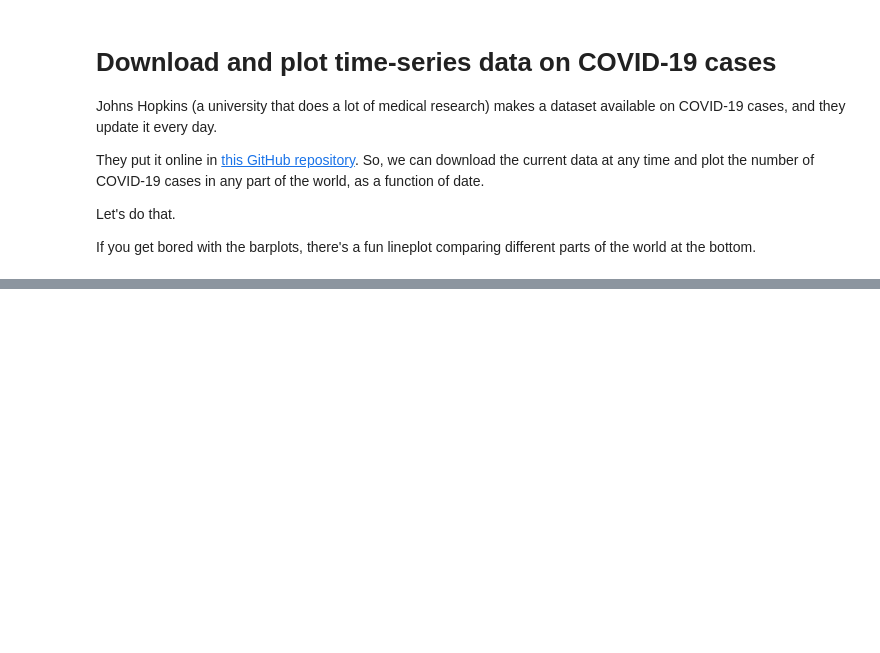
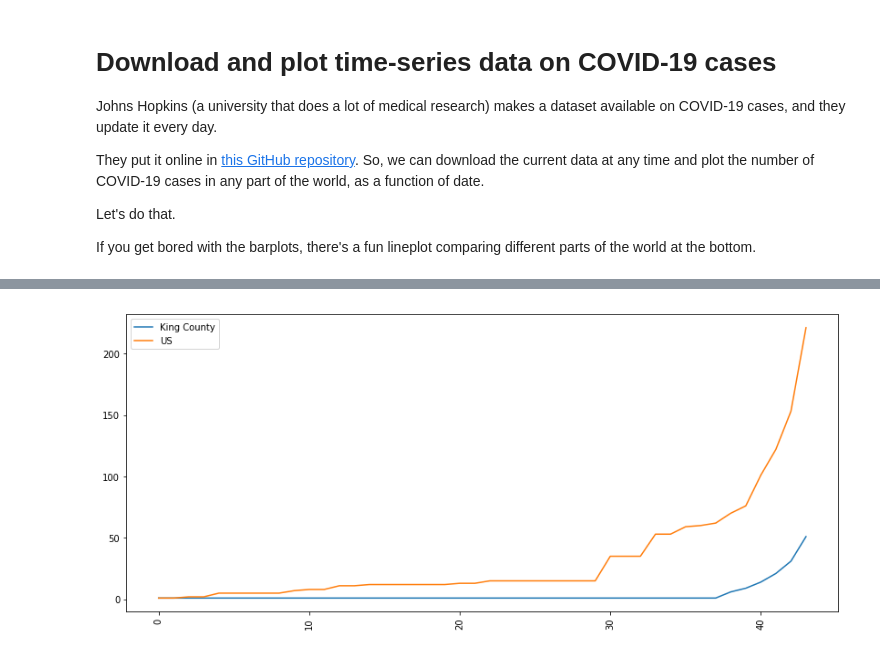
Before and after one commit to dhmay/pyscarelet, a Jupyter notebook: notebooks/explore_covid.ipynb, the cells around one changed output, grey strips where cells are left out. Saved outputs shown, nothing was run; the diff lists cells and outputs as text; code cells hidden in the pictures; blank space fills up the shorter version.

```diff
--- a/notebooks/explore_covid.ipynb
+++ b/notebooks/explore_covid.ipynb
@@ -125,0 +131,5 @@ lineplot_casecounts_by_date([df_timeseries, df_china, df_notchina, df_US],
+# %%
+lineplot_casecounts_by_date([df_kingcounty, df_US],
+                            ['King County', 'US'])
+# %% [output]
+[figure, added]
```
Also changed, not shown: parts of 10 cells of this notebook.
